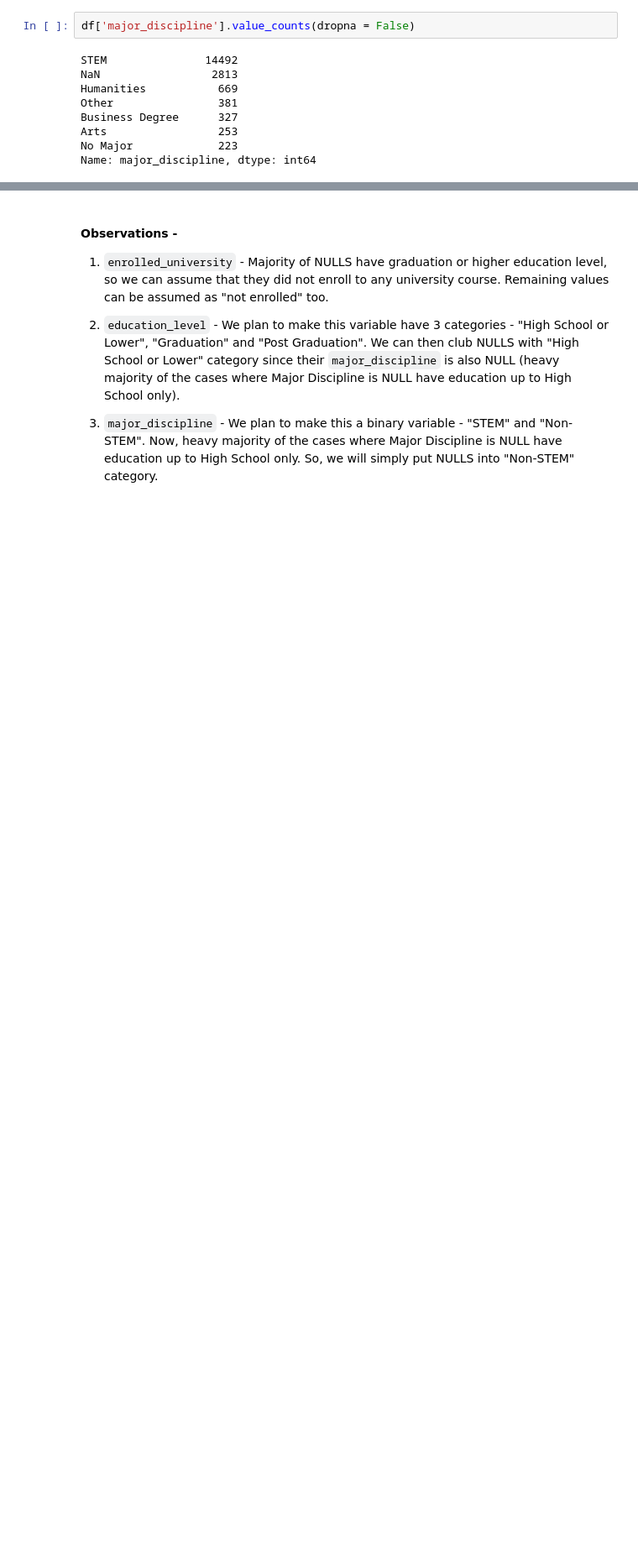
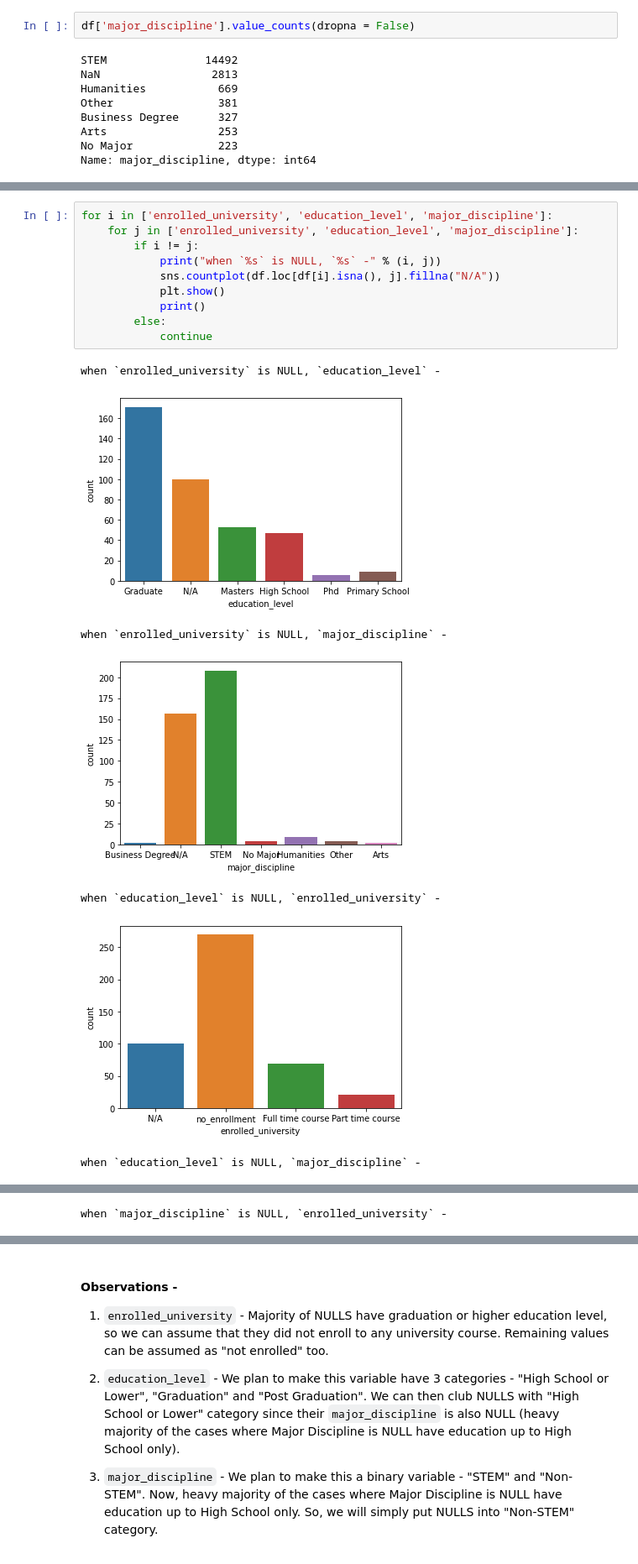
Before and after one commit to faheemrajwadkar/HR-Analytics---Job-Change-Classification-using-CART, a Jupyter notebook: HR Analytics Job Change Classification - CART.ipynb, the cells around one changed output, grey strips where cells are left out. Shown at 84% size. Drawn from its saved outputs; the diff is of its cells as text; blank space fills up the shorter version.

Commit message:
Added Plots

```diff
--- a/HR Analytics Job Change Classification - CART.ipynb
+++ b/HR Analytics Job Change Classification - CART.ipynb
@@ -181,0 +157,18 @@ df.head()
+# %%
+for i in ['enrolled_university', 'education_level', 'major_discipline']:
+    for j in ['enrolled_university', 'education_level', 'major_discipline']:
+        if i != j:
+            print("when `%s` is NULL, `%s` -" % (i, j))
+            sns.countplot(df.loc[df[i].isna(), j].fillna("N/A"))
+            plt.show()
+            print()
+        else:
+            continue
+# %% [output]
+when `enrolled_university` is NULL, `education_level` -
+[figure, added]
+when `enrolled_university` is NULL, `major_discipline` -
+[figure, added]
+when `education_level` is NULL, `enrolled_university` -
+[figure, added]
+when `education_level` is NULL, `major_discipline` -
@@ -181,0 +176 @@ df.head()
+when `major_discipline` is NULL, `enrolled_university` -
```
Also changed, not shown: parts of 5 cells of this notebook.
